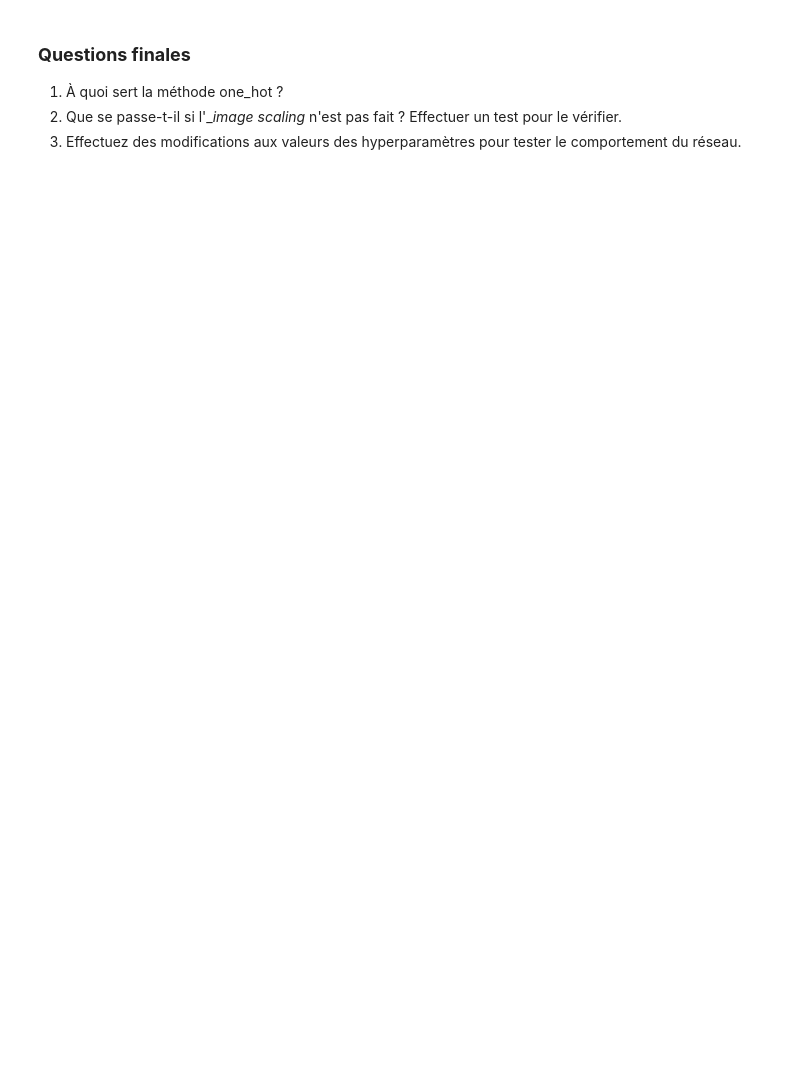
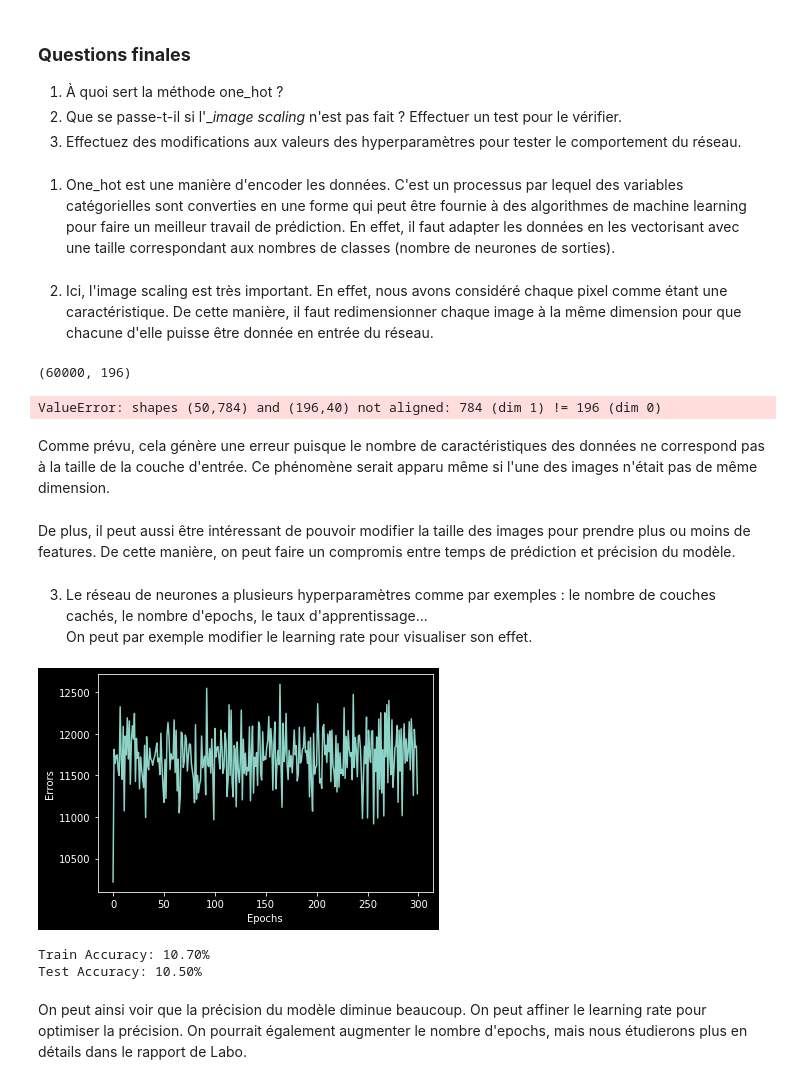
Before and after one commit to David-LETINAUD/LOG635, a Jupyter notebook: TP2/Multi-layer Neural Network.ipynb, the cells around one changed output. Saved outputs shown, nothing was run; the diff lists cells and outputs as text; code cells hidden in the pictures; blank space fills up the shorter version.

```diff
--- a/TP2/Multi-layer Neural Network.ipynb
+++ b/TP2/Multi-layer Neural Network.ipynb
@@ -683,3 +678,60 @@ Test Accuracy: 70.72%
 1. À quoi sert la méthode one_hot ?
 2. Que se passe-t-il si l'__image scaling_ n'est pas fait ? Effectuer un test pour le vérifier.
 3. Effectuez des modifications aux valeurs des hyperparamètres pour tester le comportement du réseau.
+# %% [markdown]
+1. One_hot est une manière d'encoder les données. C'est un processus par lequel des variables catégorielles sont converties en une forme qui peut être fournie à des algorithmes de machine learning pour faire un meilleur travail de prédiction. En effet, il faut adapter les données en les vectorisant avec une taille correspondant aux nombres de classes (nombre de neurones de sorties).
+# %% [markdown]
+2. Ici, l'image scaling est très important. En effet, nous avons considéré chaque pixel comme étant une caractéristique. De cette manière, il faut redimensionner chaque image à la même dimension pour que chacune d'elle puisse être donnée en entrée du réseau.
+# %%
+import cv2
+N_FEATURES = 28 * 28 # moins de features que de pixels
+N_CLASSES = 10
+
+# Image scaling in 14x14
+X2 = []
+for i in X:
+    X2.append(cv2.resize(i, (14, 14)))
+
+X2 = np.array(X2).reshape(len(y), 14*14)
+print(X2.shape)
+# %% [output]
+(60000, 196)
+# %%
+nn = NNClassifier(
+    n_classes=N_CLASSES,
+    n_features=N_FEATURES,
+    n_hidden_units=50,    # nombre de neurones dans la couche
+    epochs=300,
+    learning_rate=0.001,
+    n_batches=25,
+).train(X2[0:1000], y[0:1000])
+# %% [output]
+ValueError: shapes (50,784) and (196,40) not aligned: 784 (dim 1) != 196 (dim 0)
+# %% [markdown]
+Comme prévu, cela génère une erreur puisque le nombre de caractéristiques des données ne correspond pas à la taille de la couche d'entrée. Ce phénomène serait apparu même si l'une des images n'était pas de même dimension.
+# %% [markdown]
+De plus, il peut aussi être intéressant de pouvoir modifier la taille des images pour prendre plus ou moins de features. De cette manière, on peut faire un compromis entre temps de prédiction et précision du modèle.
+# %% [markdown]
+3. Le réseau de neurones a plusieurs hyperparamètres comme par exemples : le nombre de couches cachés, le nombre d'epochs, le taux d'apprentissage...
+On peut par exemple modifier le learning rate pour visualiser son effet.
+# %%
+nn = NNClassifier(
+    n_classes=N_CLASSES,
+    n_features=N_FEATURES,
+    n_hidden_units=50,
+    epochs=300,
+    learning_rate=0.1, # Grosse modification du learning rate
+    n_batches=25,
+).train(X[0:5000], y[0:5000])
+# %%
+plot_error(nn)
+# %% [output]
+[figure, added]
+# %%
+print('Train Accuracy: %.2f%%' % (nn.score(X[:1000], y[:1000]) * 100))
+print('Test Accuracy: %.2f%%' % (nn.score(X_test[:1000], y_test[:1000]) * 100))
+# %% [output]
+Train Accuracy: 10.70%
+Test Accuracy: 10.50%
+# %% [markdown]
+On peut ainsi voir que la précision du modèle diminue beaucoup. On peut affiner le learning rate pour optimiser la précision. On pourrait également augmenter le nombre d'epochs, mais nous étudierons plus en détails dans le rapport de Labo.
```
Also changed, not shown: parts of 9 cells of this notebook.
